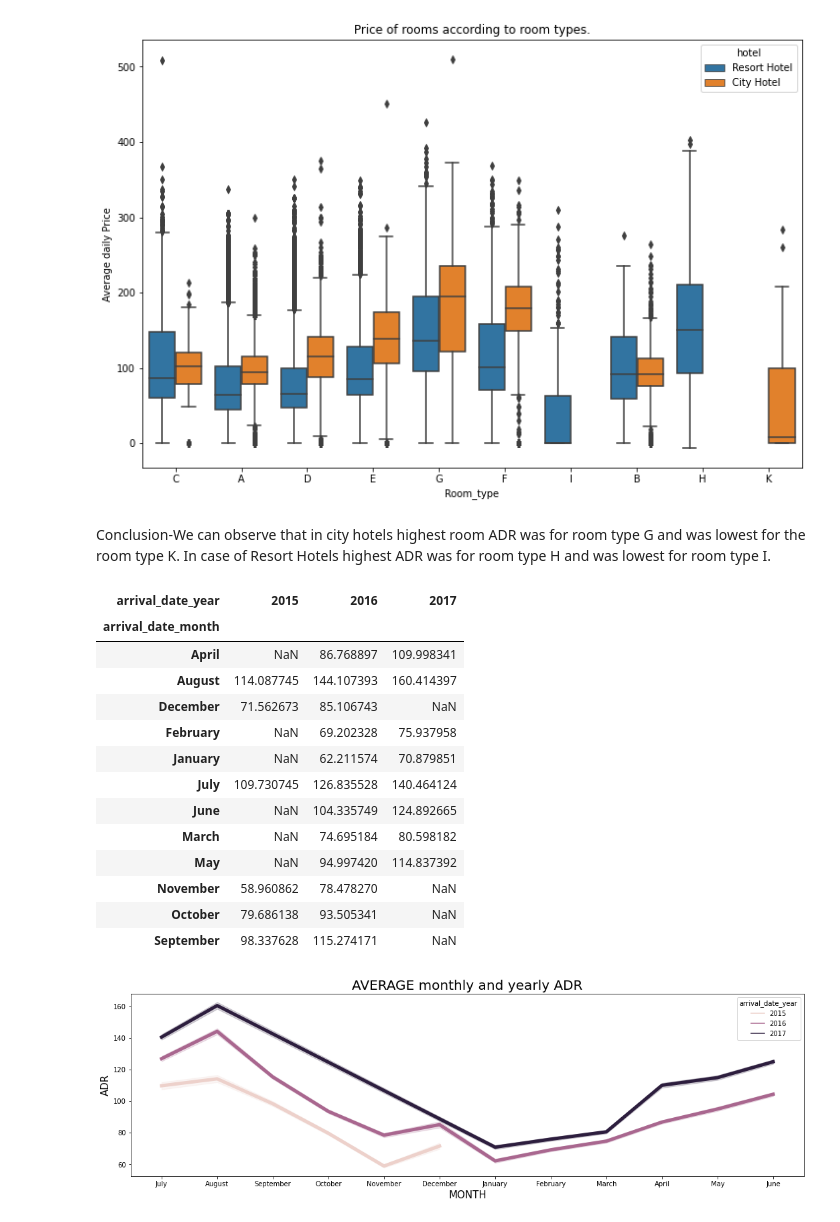
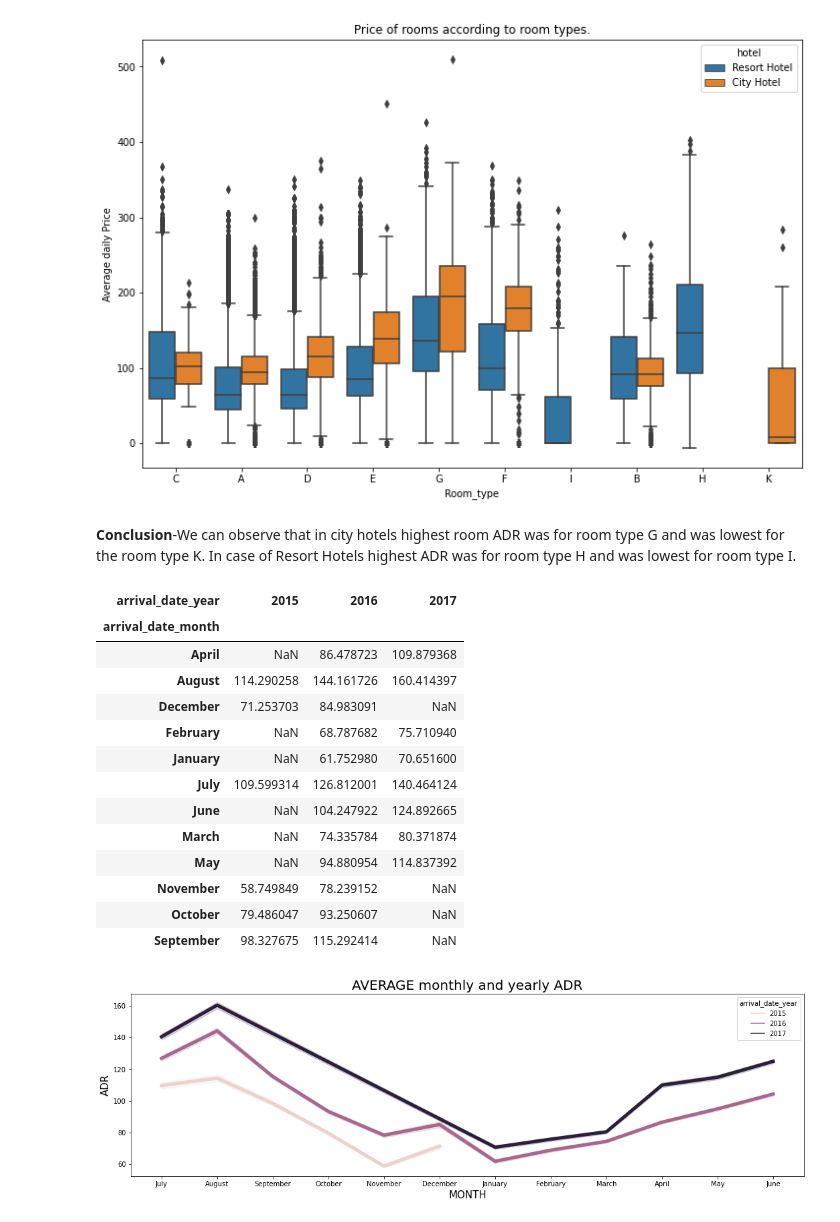
Before and after one commit to omkar123katare/EDA-hotel_bookings, a Jupyter notebook: EDA_hotel_bookings.ipynb, the cells around one changed output. Saved outputs shown, nothing was run; the diff lists cells and outputs as text; code cells hidden in the pictures.

```diff
--- a/EDA_hotel_bookings.ipynb
+++ b/EDA_hotel_bookings.ipynb
@@ -200,6 +202,6 @@ See the caveats in the documentation: https://pandas.pydata.org/pandas-docs/stab
   return self._update_inplace(result)
 # %%
 # Removing rows having empty elements.
-hotel_df = new_hotel_df.dropna(axis=0)
+new_hotel_df = new_hotel_df.dropna(axis=0)
 # %%
 
@@ -228,8 +230,8 @@ dtype: int64
 #**Creating new column**
 # %%
 # Creating a new column which will show total number of members.
-hotel_df['Total_members'] = new_hotel_df['adults'] + new_hotel_df['children'] + new_hotel_df['babies']
-hotel_df
+new_hotel_df['Total_members'] = new_hotel_df['adults'] + new_hotel_df['children'] + new_hotel_df['babies']
+new_hotel_df.head()
 # %% [output]
 A value is trying to be set on a copy of a slice from a DataFrame.
 Try using .loc[row_indexer,col_indexer] = value instead
@@ -251,7 +246,7 @@ See the caveats in the documentation: https://pandas.pydata.org/pandas-docs/stab
 # %%
 # Creating a new column which will show total number of night stays.
-hotel_df['total_night_stays'] = hotel_df['stays_in_weekend_nights']+ hotel_df['stays_in_week_nights']
-hotel_df
+new_hotel_df['total_night_stays'] = new_hotel_df['stays_in_weekend_nights']+ new_hotel_df['stays_in_week_nights']
+new_hotel_df.head()
 # %% [output]
 A value is trying to be set on a copy of a slice from a DataFrame.
 Try using .loc[row_indexer,col_indexer] = value instead
@@ -527,6 +555,6 @@ Analysis on the basis of ADR(average daily rate)
 # %%
 # average daily rate according to room type booked
-hotel_df=hotel_df[hotel_df['is_canceled']==0]
+new_hotel_df=new_hotel_df[hotel_df['is_canceled']==0]
 
 # Visualisation.
 plt.figure(figsize=(12,8))
@@ -538,24 +566,24 @@ plt.show()
 # %% [output]
 [figure]
 # %% [markdown]
-Conclusion-We can observe that in city hotels highest room ADR was for room type G and was lowest for the room type K. In case of Resort Hotels highest ADR was for room type H and was lowest for room type I.
+**Conclusion**-We can observe that in city hotels highest room ADR was for room type G and was lowest for the room type K. In case of Resort Hotels highest ADR was for room type H and was lowest for room type I.
 # %%
 # Average ADR of different months and year.
-adr_month_year= hotel_df.groupby(['arrival_date_month','arrival_date_year'])['adr'].mean()
+adr_month_year= new_hotel_df.groupby(['arrival_date_month','arrival_date_year'])['adr'].mean()
 adr_month_year.unstack()
 # %% [output]
 | arrival_date_year | 2015 | 2016 | 2017 |
 | arrival_date_month |  |  |  |
-| April | NaN | 86.768897 | 109.998341 |
-| August | 114.087745 | 144.107393 | 160.414397 |
-| December | 71.562673 | 85.106743 | NaN |
-| February | NaN | 69.202328 | 75.937958 |
-| January | NaN | 62.211574 | 70.879851 |
-| July | 109.730745 | 126.835528 | 140.464124 |
-| June | NaN | 104.335749 | 124.892665 |
-| March | NaN | 74.695184 | 80.598182 |
-| May | NaN | 94.997420 | 114.837392 |
-| November | 58.960862 | 78.478270 | NaN |
-| October | 79.686138 | 93.505341 | NaN |
-| September | 98.337628 | 115.274171 | NaN |
+| April | NaN | 86.478723 | 109.879368 |
+| August | 114.290258 | 144.161726 | 160.414397 |
+| December | 71.253703 | 84.983091 | NaN |
+| February | NaN | 68.787682 | 75.710940 |
+| January | NaN | 61.752980 | 70.651600 |
+| July | 109.599314 | 126.812001 | 140.464124 |
+| June | NaN | 104.247922 | 124.892665 |
+| March | NaN | 74.335784 | 80.371874 |
+| May | NaN | 94.880954 | 114.837392 |
+| November | 58.749849 | 78.239152 | NaN |
+| October | 79.486047 | 93.250607 | NaN |
+| September | 98.327675 | 115.292414 | NaN |
 # %%
```
Also changed, not shown: parts of 74 cells of this notebook.
